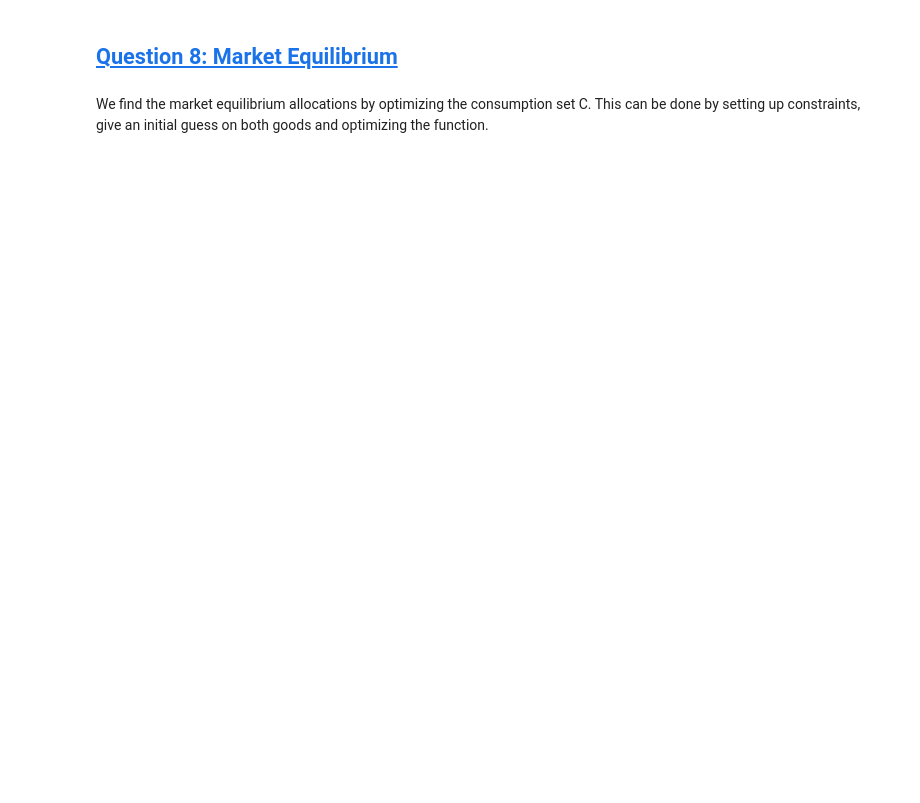
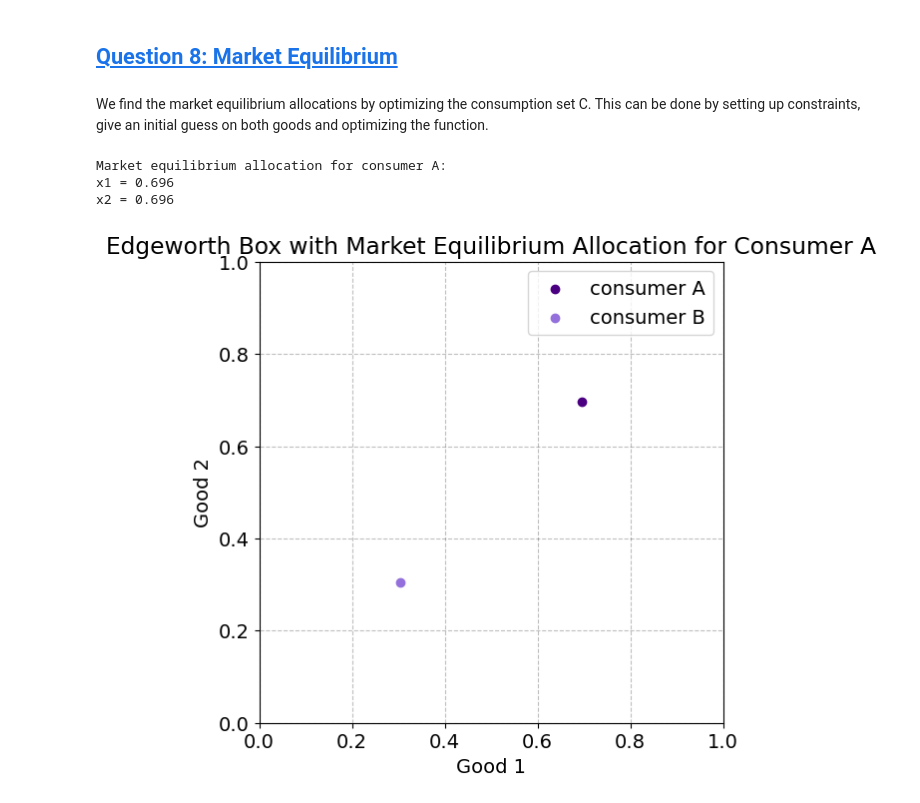
Before and after one commit to NumEconCopenhagen/Projects_2024_Emma-Anna-Oscar, a Jupyter notebook: inauguralproject/inauguralproject.ipynb, the cells around one changed output. Saved outputs shown, nothing was run; the diff lists cells and outputs as text; code cells hidden in the pictures; blank space fills up the shorter version.

```diff
--- a/inauguralproject/inauguralproject.ipynb
+++ b/inauguralproject/inauguralproject.ipynb
@@ -391,22 +383,27 @@ We find the market equilibrium allocations by optimizing the consumption set C.
 # %%
 x1, x2 = model.market_equilibrium_allocation8()
 
 print("Market equilibrium allocation for consumer A:")
 print(f"x1 = {x1:.3f}")
 print(f"x2 = {x2:.3f}")
 
 x1A, x2A = x1, x2
 x1B = 1 - x1A
 x2B = 1 - x2A
 
 plt.figure(figsize=(6, 6))
-plt.scatter(x1A, x2A, color='green', label='consumer A')
-plt.scatter(x1B, x2B, color='orange', label='consumer B')
+plt.scatter(x1A, x2A, color='indigo', label='consumer A')
+plt.scatter(x1B, x2B, color='mediumpurple', label='consumer B')
 plt.xlabel('Good 1')
 plt.ylabel('Good 2')
 plt.title('Edgeworth Box with Market Equilibrium Allocation for Consumer A')
 plt.xlim(0, 1)
 plt.ylim(0, 1)
 plt.legend()
 plt.grid(True)
 plt.show()
+# %% [output]
+Market equilibrium allocation for consumer A:
+x1 = 0.696
+x2 = 0.696
+[figure, added]
```
Also changed, not shown: parts of 10 cells of this notebook, 1 other file.
